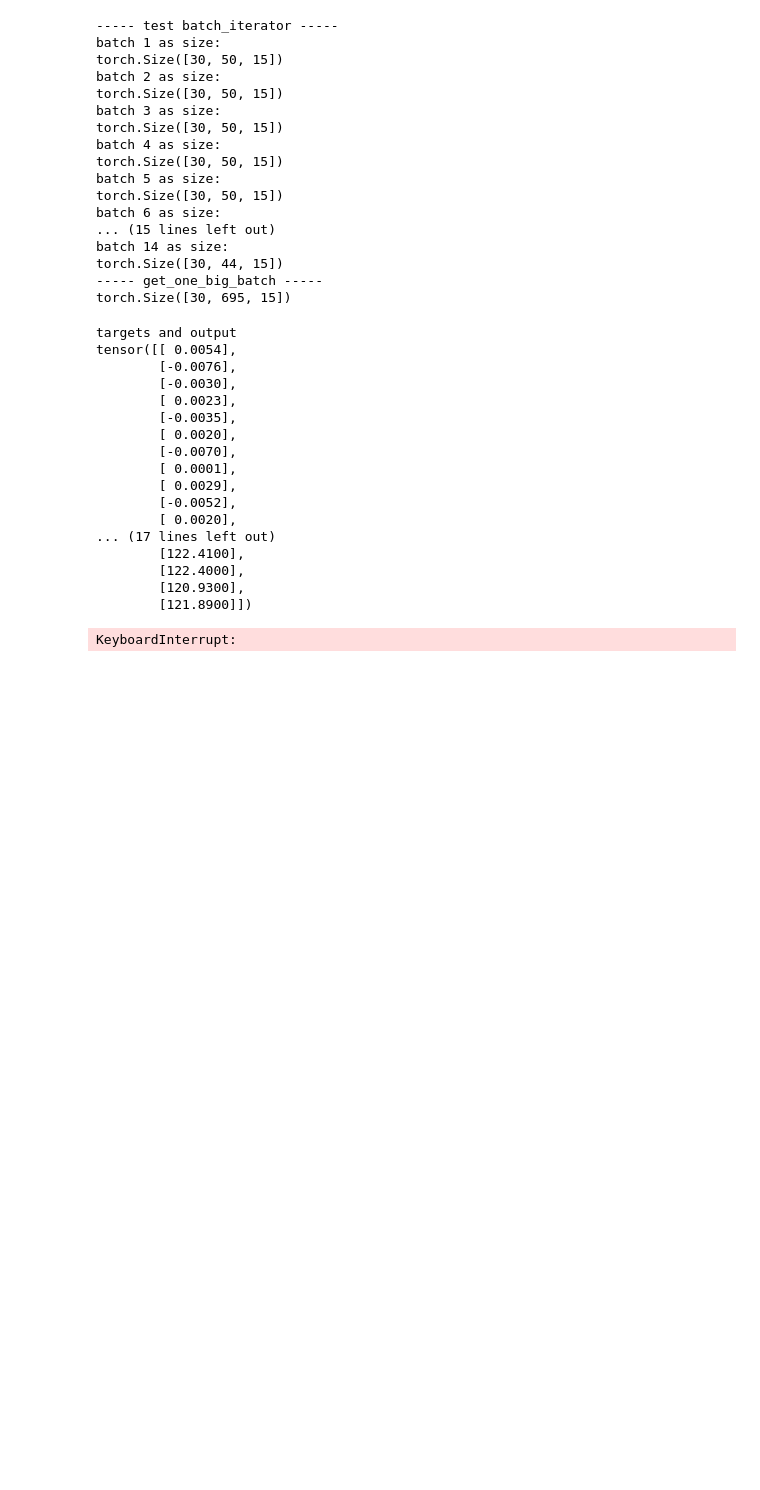
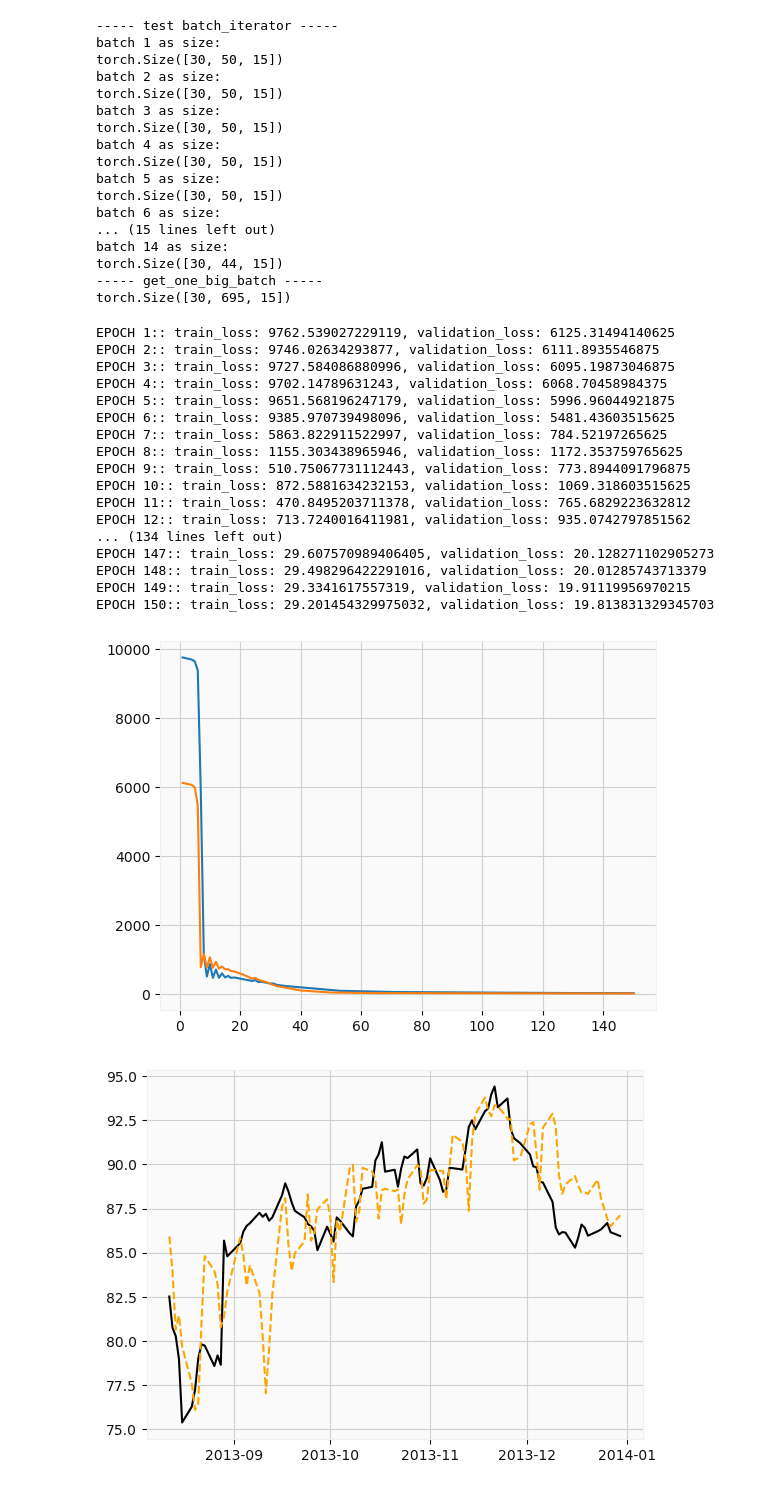
Before and after one commit to tadeohepperle/financial_technology_project2_stock_price_prediction, a Jupyter notebook: hw2_A11922105.ipynb, the cells around one changed output. Drawn from its saved outputs; the diff is of its cells as text; code cells hidden in the pictures; blank space fills up the shorter version.

```diff
--- a/hw2_A11922105.ipynb
+++ b/hw2_A11922105.ipynb
@@ -426,29 +454,30 @@ class NetworkTrainer:
         ax.plot(results.index,results["CloseNextPredicted"], label="Predicted", linestyle='dashed', color="orange")
         plt.show()
 # %%
-model = Regression_RNN(15, 18, 1)
-trainsettings = TrainSettings(BATCH_SIZE=16, EPOCHS=20, LR=0.005)
+model = Regression_RNN(15, 30)
+trainsettings = TrainSettings(BATCH_SIZE=16, EPOCHS=150, LR=0.0001)
 network_trainer = NetworkTrainer(model, trainsettings)
 network_trainer.train(df_train, df_validation, df_test)
 network = network_trainer.network
 # %% [output]
-targets and output
-tensor([[ 0.0054],
-        [-0.0076],
-        [-0.0030],
-        [ 0.0023],
-        [-0.0035],
-        [ 0.0020],
-        [-0.0070],
-        [ 0.0001],
-        [ 0.0029],
-        [-0.0052],
-        [ 0.0020],
-... (17 lines left out)
-        [122.4100],
-        [122.4000],
-        [120.9300],
-        [121.8900]])
+EPOCH 1:: train_loss: 9762.539027229119, validation_loss: 6125.31494140625
+EPOCH 2:: train_loss: 9746.02634293877, validation_loss: 6111.8935546875
+EPOCH 3:: train_loss: 9727.584086880996, validation_loss: 6095.19873046875
+EPOCH 4:: train_loss: 9702.14789631243, validation_loss: 6068.70458984375
+EPOCH 5:: train_loss: 9651.568196247179, validation_loss: 5996.96044921875
+EPOCH 6:: train_loss: 9385.970739498096, validation_loss: 5481.43603515625
+EPOCH 7:: train_loss: 5863.822911522997, validation_loss: 784.52197265625
+EPOCH 8:: train_loss: 1155.303438965946, validation_loss: 1172.353759765625
+EPOCH 9:: train_loss: 510.75067731112443, validation_loss: 773.8944091796875
+EPOCH 10:: train_loss: 872.5881634232153, validation_loss: 1069.318603515625
+EPOCH 11:: train_loss: 470.8495203711378, validation_loss: 765.6829223632812
+EPOCH 12:: train_loss: 713.7240016411981, validation_loss: 935.0742797851562
+... (134 lines left out)
+EPOCH 147:: train_loss: 29.607570989406405, validation_loss: 20.128271102905273
+EPOCH 148:: train_loss: 29.498296422291016, validation_loss: 20.01285743713379
+EPOCH 149:: train_loss: 29.3341617557319, validation_loss: 19.91119956970215
+EPOCH 150:: train_loss: 29.201454329975032, validation_loss: 19.813831329345703
-KeyboardInterrupt:
+[figure, added]
+[figure, added]
 # %%
 network_trainer = NetworkTrainer(model, trainsettings, network)
```
Also changed, not shown: parts of 5 cells of this notebook.
